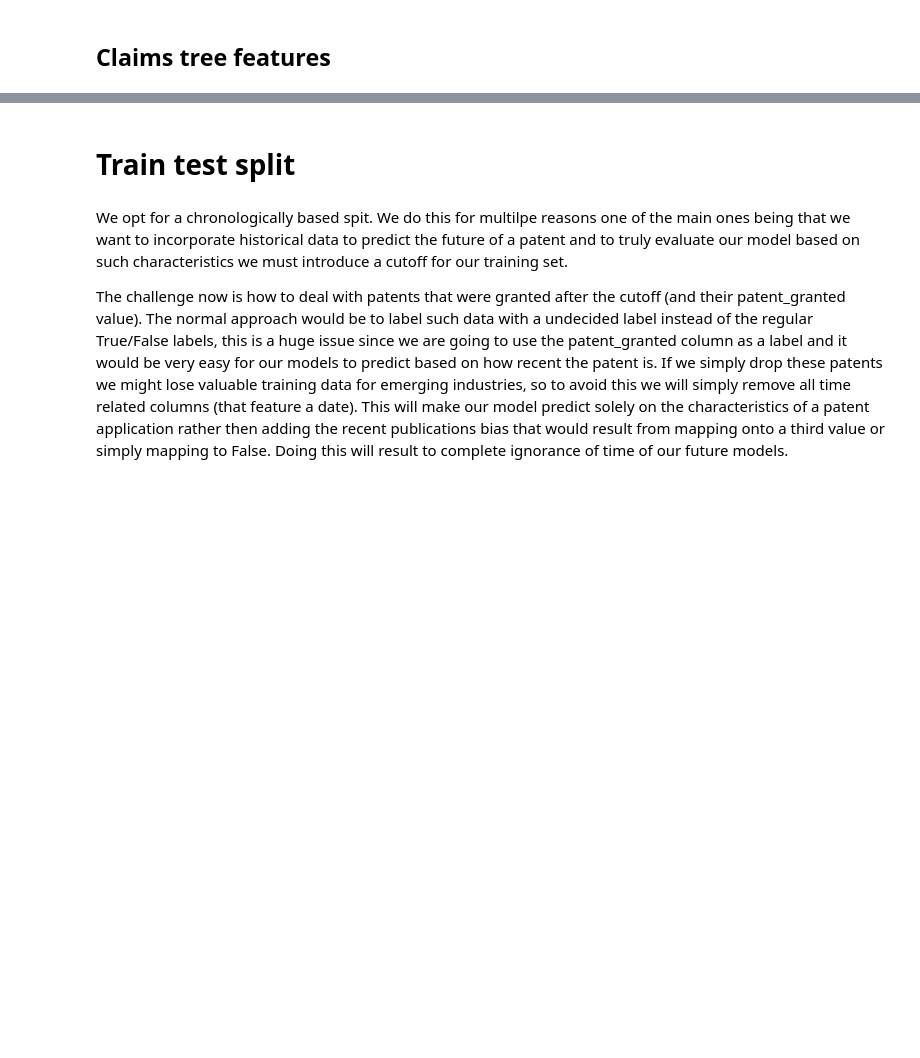
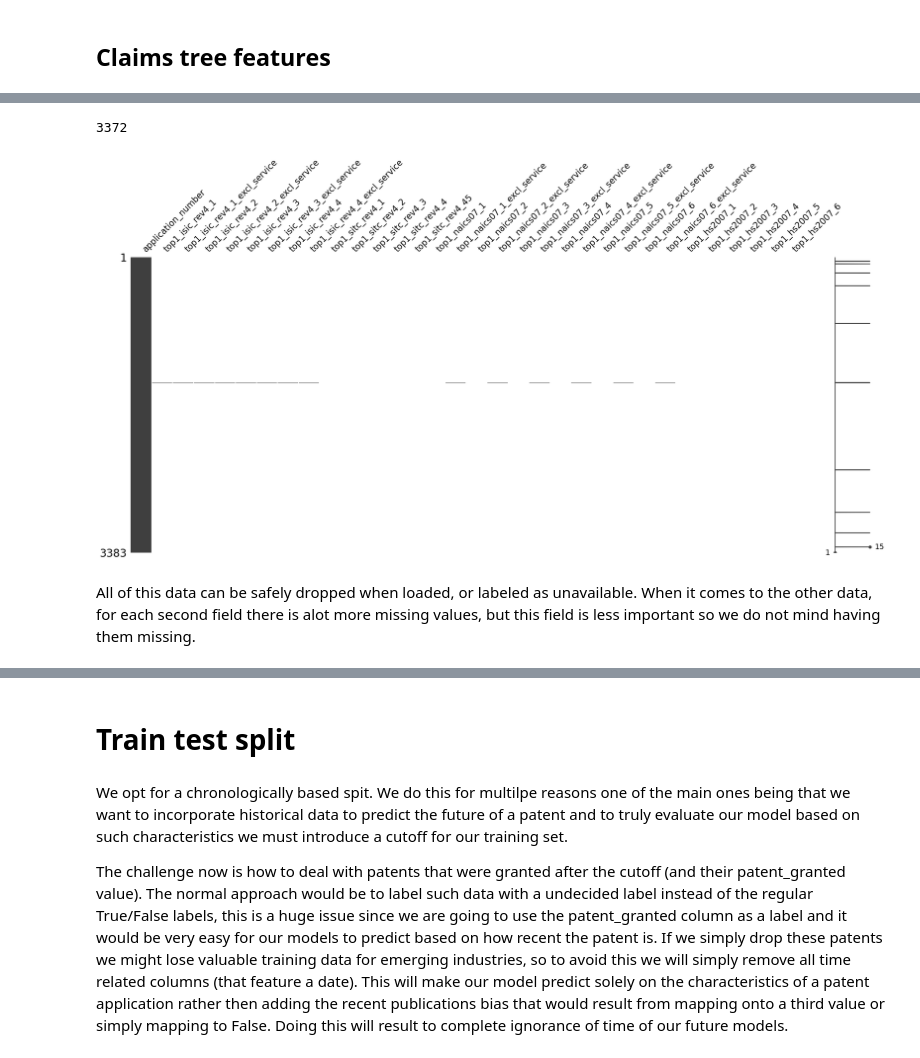
Before and after one commit to JakovDamjanski/EPO-Patent-Data-Analisys, a Jupyter notebook: DatasetCreation.ipynb, the cells around one changed output, grey strips where cells are left out. Cells and saved outputs as stored; diff of their text form; code cells hidden in the pictures; blank space fills up the shorter version.

```diff
--- a/DatasetCreation.ipynb
+++ b/DatasetCreation.ipynb
@@ -1188,0 +1807,23 @@ df_combined.to_csv('./Data/up_to_2024_full_patent_data_derived.csv', index=False
+# %%
+import ast
+
+def ensure_list(value):
+    if isinstance(value, str):
+        # Attempt to parse the string as a Python literal
+        try:
+            parsed = ast.literal_eval(value)
+            # Now `parsed` should be a list (if the string was "[...]" format)
+            return parsed
+        except:
+            # If literal_eval fails, fall back or raise an error
+            return []
+    else:
+        # If it's already a list (or something else),
+        # just return as is or convert further as needed
+        return value
+# %%
+import pandas as pd
+import ast
+
+# Suppose df is your DataFrame
+patent_data_with_no_industry_standards_df['ipc_field'] = patent_data_with_no_industry_standards_df['ipc_field'].apply(ensure_list)
@@ -1188,0 +2146,2 @@ df_combined.to_csv('./Data/up_to_2024_full_patent_data_derived.csv', index=False
+# %%
+mapped_industry_df = map_all_patents_in_chunks(patent_data_with_no_industry_standards_df,debug=True)
@@ -1188,0 +2202,19 @@ df_combined.to_csv('./Data/up_to_2024_full_patent_data_derived.csv', index=False
+# %%
+dropped_first_for_all_df =mapped_industry_df.drop(columns=[col for col in mapped_industry_df.columns if col.startswith('top2')])
+dropped_first_for_all_df = dropped_first_for_all_df[dropped_first_for_all_df.isnull().any(axis=1)]
+# %%
+dropped_first_for_all_df['top1_isic_rev4_1'].isnull().sum()
+# %% [output]
+3372
+# %%
+import pandas as pd
+import missingno as msno
+import matplotlib.pyplot as plt
+
+# Plot missing value matrix
+msno.matrix(dropped_first_for_all_df)
+plt.show()
+# %% [output]
+[figure, added]
+# %% [markdown]
+All of this data can be safely dropped when loaded, or labeled as unavailable. When it comes to the other data, for each second field there is alot more missing values, but this field is less important so we do not mind having them missing.
```
Also changed, not shown: parts of 59 cells of this notebook, 31 other files.
